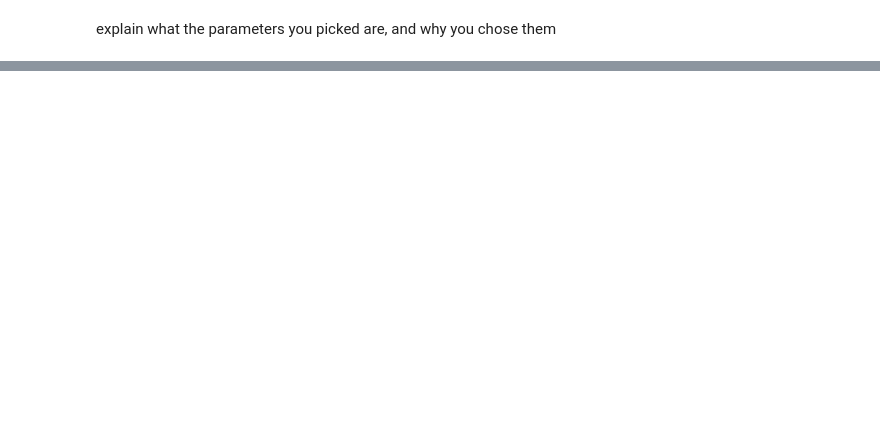
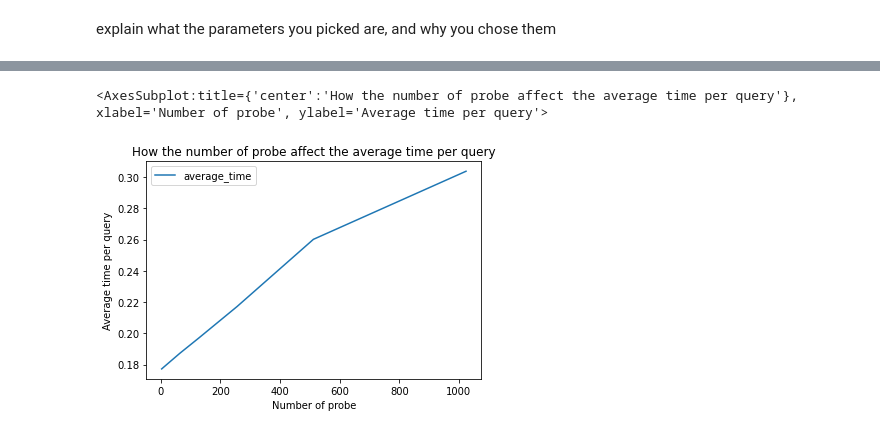
Before and after one commit to SCIA-Premium/Deep-Learning-for-Language, a Jupyter notebook: 3_Semantic_Search/3_Semantic_search.ipynb, the cells around one changed output, grey strips where cells are left out. Drawn from its saved outputs; the diff is of its cells as text; code cells hidden in the pictures; blank space fills up the shorter version.

```diff
--- a/3_Semantic_Search/3_Semantic_search.ipynb
+++ b/3_Semantic_Search/3_Semantic_search.ipynb
@@ -352,0 +445,4 @@ explain what the parameters you picked are, and why you chose them
+# %%
+# Build the data frame with the values computed
+df_nprobe = pd.DataFrame(data={'nprobe' : nprobe_values , 'average_time' : nprobe_time, 'map' : nprobe_map})
+df_nprobe
@@ -352,0 +487,8 @@ explain what the parameters you picked are, and why you chose them
+# %%
+plt = df_nprobe.plot(x='nprobe', y='average_time',  title='How the number of probe affect the average time per query')
+plt.set_xlabel("Number of probe")
+plt.set_ylabel("Average time per query")
+plt
+# %% [output]
+<AxesSubplot:title={'center':'How the number of probe affect the average time per query'}, xlabel='Number of probe', ylabel='Average time per query'>
+[figure, added]
```
Also changed, not shown: parts of 28 cells of this notebook.
